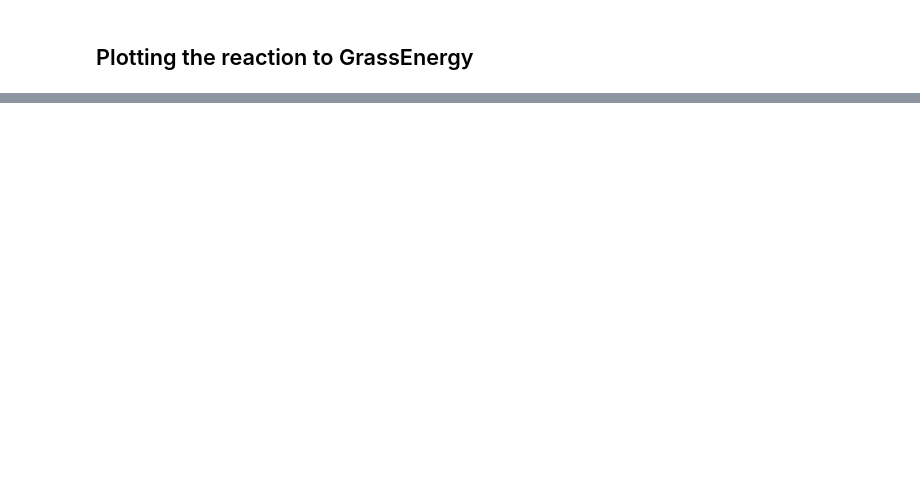
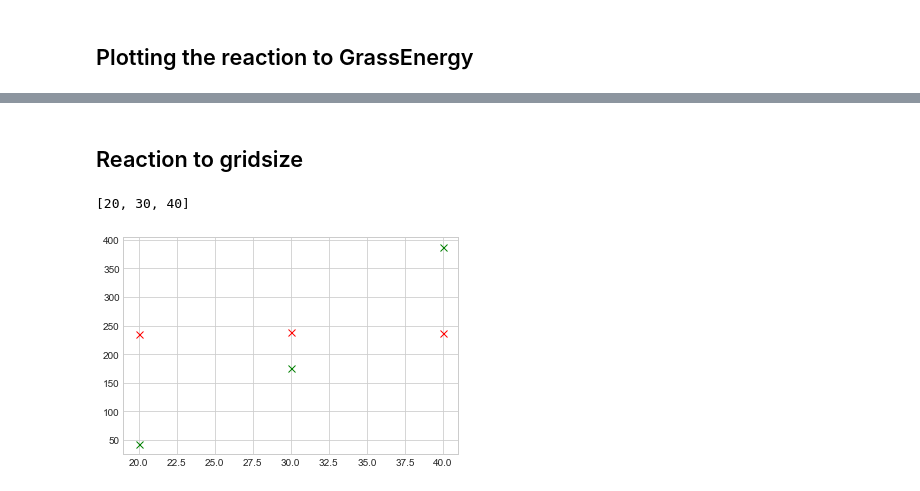
Before and after one commit to RenardDesNeiges/CS-430_1_Rabbits, a Jupyter notebook: report/plots/plot_notebook.ipynb, the cells around one changed output, grey strips where cells are left out. Saved outputs shown, nothing was run; the diff lists cells and outputs as text; code cells hidden in the pictures; blank space fills up the shorter version.

```diff
--- a/report/plots/plot_notebook.ipynb
+++ b/report/plots/plot_notebook.ipynb
@@ -829,0 +934,32 @@ ax.plot(x, y,color="orange", linewidth=0,marker=mk,markersize=sz,fillstyle='none
+# %% [markdown]
+## Reaction to gridsize
+# %%
+plt.style.use('seaborn-whitegrid')
+
+#initialize the plot object
+fig = plt.figure()
+ax = plt.axes()
+
+x = list((sim['GridSize'] for sim in simulations))
+
+print(x)
+
+sz = 7
+
+#plotting
+# y = list((sim['VarGrass'] for sim in simulations))
+# ax.plot(x, y,color="green", linewidth=0,marker='o',markersize=sz,fillstyle='none')
+
+# y = list((sim['VarRabbits'] for sim in simulations))
+# ax.plot(x, y,color="red", linewidth=0,marker='o',markersize=sz,fillstyle='none')
+
+y = list((sim['AvgGrass'] for sim in simulations))
+ax.plot(x, y,color="green", linewidth=0,marker='x',markersize=sz,fillstyle='none')
+
+y = list((sim['AvgRabbits'] for sim in simulations))
+ax.plot(x, y,color="red", linewidth=0,marker='x',markersize=sz,fillstyle='none')
+
+plt.savefig("gSize.png",dpi=300)
+# %% [output]
+[20, 30, 40]
+[figure, added]
```
Also changed, not shown: parts of 9 cells of this notebook, 7 other files.
